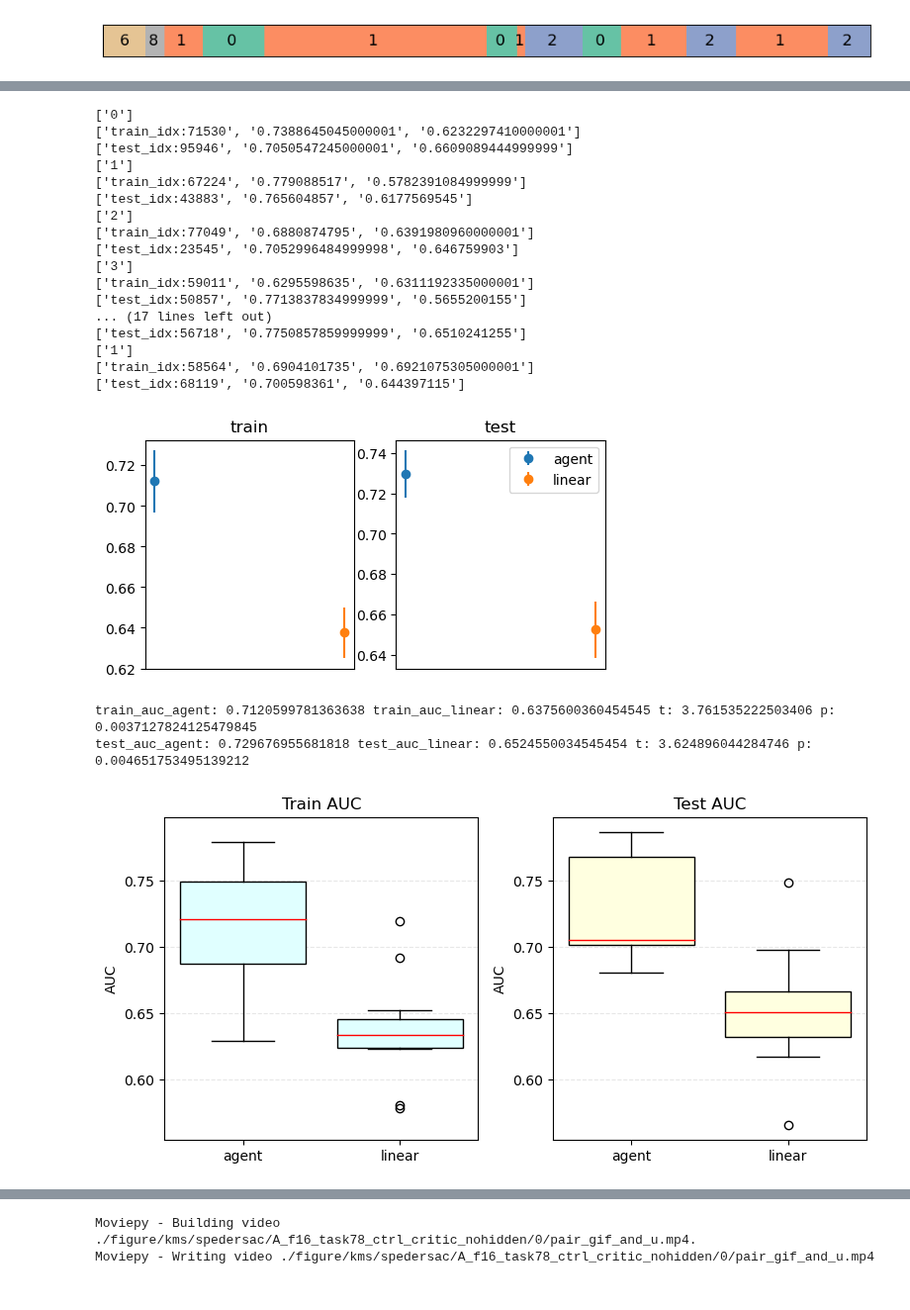
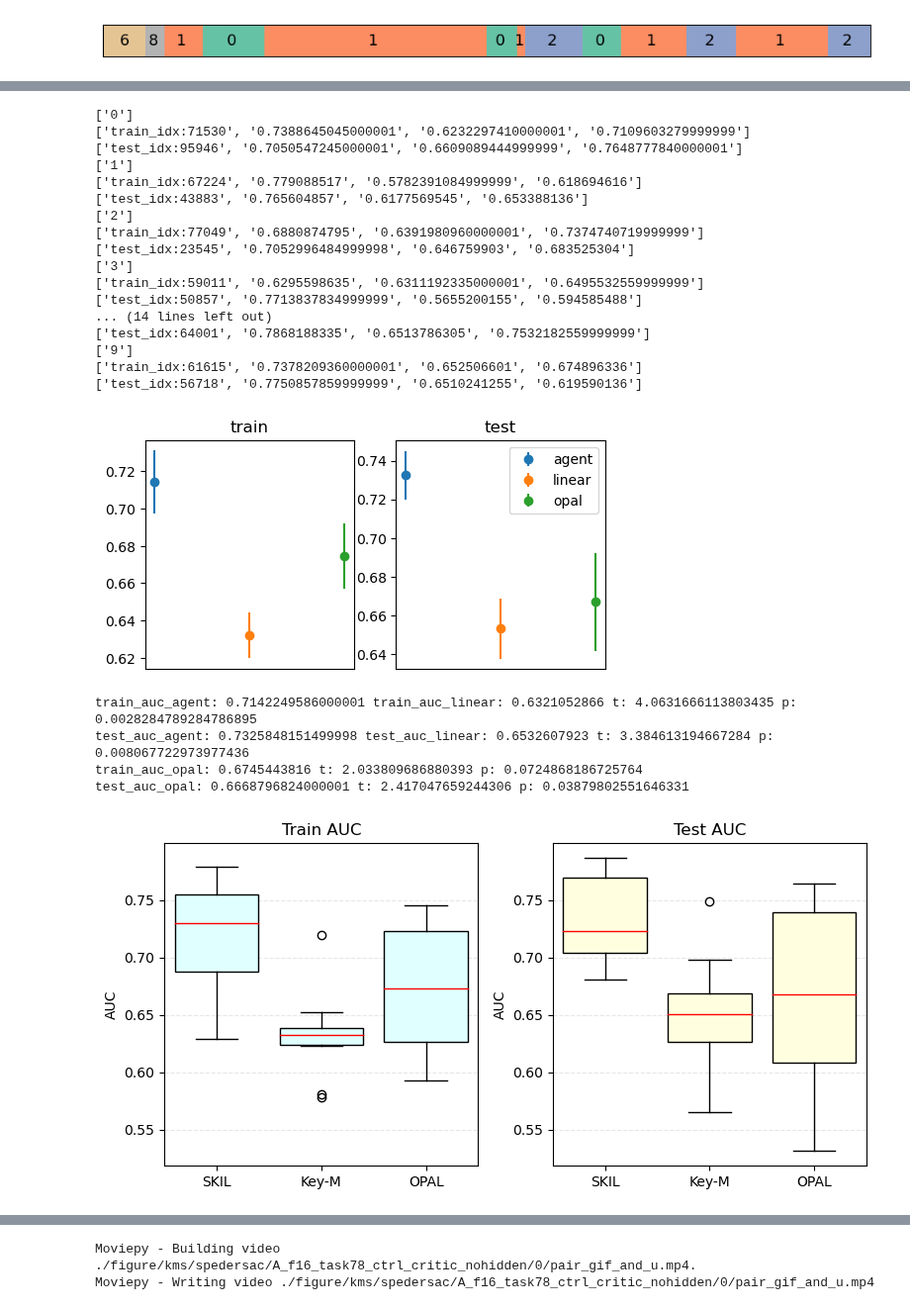
Before and after one commit to G1NO3/Rat7m-SPEDER, a Jupyter notebook: simulation.ipynb, the cells around one changed output, grey strips where cells are left out. Shown at 99% size. Cells and saved outputs as stored; diff of their text form; code cells hidden in the pictures.

Commit message:
opal baseline

```diff
--- a/simulation.ipynb
+++ b/simulation.ipynb
@@ -231,11 +205,13 @@ plt.savefig('./keymoseq/task_seq.pdf', dpi=400)
 # %%
 from scipy.stats import ttest_rel
-auc_all = open('./kms/auc_average_1_grw.txt', 'r')
+auc_all = open('./kms/opal/auc_average.txt', 'r')
 auc_all = auc_all.readlines()
 train_auc_agent = []
 train_auc_linear = []
 test_auc_agent = []
 test_auc_linear = []
+train_auc_opal = []
+test_auc_opal = []
 for i in range(len(auc_all)):
     auc_all[i] = auc_all[i].split()
     print(auc_all[i])
@@ -244,23 +220,30 @@ for i in range(len(auc_all)):
         # print(auc_all[i][1])
         train_auc_linear.append(float(auc_all[i][2]))
         # print(auc_all[i][2])
+        train_auc_opal.append(float(auc_all[i][3]))
 
     if 'test' in auc_all[i][0]:
         test_auc_agent.append(float(auc_all[i][1]))
         # print(auc_all[i][1])
         test_auc_linear.append(float(auc_all[i][2]))
         # print(auc_all[i][2])
+        test_auc_opal.append(float(auc_all[i][3]))
+
 # print('train_auc_agent:', train_auc_agent)
 # print('train_auc_linear:', train_auc_linear)
 train_auc_agent = np.array(train_auc_agent)
 train_auc_linear = np.array(train_auc_linear)
 test_auc_agent = np.array(test_auc_agent)
 test_auc_linear = np.array(test_auc_linear)
+train_auc_opal = np.array(train_auc_opal)
+test_auc_opal = np.array(test_auc_opal)
 fig, ax = plt.subplots(1,2, figsize=(6,3))
 ax[0].errorbar(0, train_auc_agent.mean(), yerr=train_auc_agent.std()/math.sqrt(len(train_auc_agent)-1), fmt='o', label='agent')
 ax[0].errorbar(1, train_auc_linear.mean(), yerr=train_auc_linear.std()/math.sqrt(len(train_auc_linear)-1), fmt='o', label='linear')
-ax[1].errorbar(2, test_auc_agent.mean(), yerr=test_auc_agent.std()/math.sqrt(len(test_auc_agent)-1), fmt='o', label='agent')
-ax[1].errorbar(3, test_auc_linear.mean(), yerr=test_auc_linear.std()/ math.sqrt(len(test_auc_linear)-1), fmt='o', label='linear')
+ax[0].errorbar(2, train_auc_opal.mean(), yerr=train_auc_opal.std()/math.sqrt(len(train_auc_opal)-1), fmt='o', label='opal')
+ax[1].errorbar(0, test_auc_agent.mean(), yerr=test_auc_agent.std()/math.sqrt(len(test_auc_agent)-1), fmt='o', label='agent')
+ax[1].errorbar(1, test_auc_linear.mean(), yerr=test_auc_linear.std()/ math.sqrt(len(test_auc_linear)-1), fmt='o', label='linear')
+ax[1].errorbar(2, test_auc_opal.mean(), yerr=test_auc_opal.std()/ math.sqrt(len(test_auc_opal)-1), fmt='o', label='opal')
 ax[0].set_title('train')
 ax[1].set_title('test')
 ax[0].set_xticks([])
@@ -270,65 +253,71 @@ plt.savefig('./kms/auc_av_grw_10.png')
 plt.show()
 t1, p1 = ttest_rel(train_auc_agent, train_auc_linear)
 t2, p2 = ttest_rel(test_auc_agent, test_auc_linear)
+t3, p3 = ttest_rel(train_auc_agent, train_auc_opal)
+t4, p4 = ttest_rel(test_auc_agent, test_auc_opal)
 print('train_auc_agent:', train_auc_agent.mean(), 'train_auc_linear:', train_auc_linear.mean(), 't:', t1, 'p:', p1)
 print('test_auc_agent:', test_auc_agent.mean(), 'test_auc_linear:', test_auc_linear.mean(), 't:', t2, 'p:', p2)
+print('train_auc_opal:', train_auc_opal.mean(), 't:', t3, 'p:', p3)
+print('test_auc_opal:', test_auc_opal.mean(), 't:', t4, 'p:', p4)
 # %% [output]
 ['0']
-['train_idx:71530', '0.7388645045000001', '0.6232297410000001']
-['test_idx:95946', '0.7050547245000001', '0.6609089444999999']
+['train_idx:71530', '0.7388645045000001', '0.6232297410000001', '0.7109603279999999']
+['test_idx:95946', '0.7050547245000001', '0.6609089444999999', '0.7648777840000001']
 ['1']
-['train_idx:67224', '0.779088517', '0.5782391084999999']
-['test_idx:43883', '0.765604857', '0.6177569545']
+['train_idx:67224', '0.779088517', '0.5782391084999999', '0.618694616']
+['test_idx:43883', '0.765604857', '0.6177569545', '0.653388136']
 ['2']
-['train_idx:77049', '0.6880874795', '0.6391980960000001']
-['test_idx:23545', '0.7052996484999998', '0.646759903']
+['train_idx:77049', '0.6880874795', '0.6391980960000001', '0.7374740719999999']
+['test_idx:23545', '0.7052996484999998', '0.646759903', '0.683525304']
 ['3']
-['train_idx:59011', '0.6295598635', '0.6311192335000001']
-['test_idx:50857', '0.7713837834999999', '0.5655200155']
-... (17 lines left out)
-['test_idx:56718', '0.7750857859999999', '0.6510241255']
-['1']
-['train_idx:58564', '0.6904101735', '0.6921075305000001']
-['test_idx:68119', '0.700598361', '0.644397115']
+['train_idx:59011', '0.6295598635', '0.6311192335000001', '0.6495532559999999']
+['test_idx:50857', '0.7713837834999999', '0.5655200155', '0.594585488']
+... (14 lines left out)
+['test_idx:64001', '0.7868188335', '0.6513786305', '0.7532182559999999']
+['9']
+['train_idx:61615', '0.7378209360000001', '0.652506601', '0.674896336']
+['test_idx:56718', '0.7750857859999999', '0.6510241255', '0.619590136']
-[figure, old version]
+[figure, new version]
-train_auc_agent: 0.7120599781363638 train_auc_linear: 0.6375600360454545 t: 3.761535222503406 p: 0.0037127824125479845
-test_auc_agent: 0.729676955681818 test_auc_linear: 0.6524550034545454 t: 3.624896044284746 p: 0.004651753495139212
+train_auc_agent: 0.7142249586000001 train_auc_linear: 0.6321052866 t: 4.0631666113803435 p: 0.0028284789284786895
+test_auc_agent: 0.7325848151499998 test_auc_linear: 0.6532607923 t: 3.384613194667284 p: 0.008067722973977436
+train_auc_opal: 0.6745443816 t: 2.033809686880393 p: 0.0724868186725764
+test_auc_opal: 0.6668796824000001 t: 2.417047659244306 p: 0.03879802551646331
 # %%
 
 fig, axes = plt.subplots(1, 2, figsize=(8, 4), sharey=True)
 
 # 训练集的箱线图
 axes[0].boxplot(
-    [train_auc_agent, train_auc_linear],
-    labels=['agent', 'linear'],
+    [train_auc_agent, train_auc_linear, train_auc_opal],
+    labels=['SKIL', 'Key-M', 'OPAL'],
     widths=0.8,                    # ← 这里
     patch_artist=True,
     boxprops={'facecolor':'lightcyan','edgecolor':'black'},
     medianprops={'color':'red'}
 )
 axes[0].set_title('Train AUC')
 
 # 测试集箱线图：同样调整
 axes[1].boxplot(
-    [test_auc_agent, test_auc_linear],
-    labels=['agent', 'linear'],
+    [test_auc_agent, test_auc_linear, test_auc_opal],
+    labels=['SKIL', 'Key-M', 'OPAL'],
     widths=0.8,                    # ← 这里
     patch_artist=True,
     boxprops={'facecolor':'lightyellow','edgecolor':'black'},
     medianprops={'color':'red'}
 )
 axes[1].set_title('Test AUC')
 
 for ax in axes:
     ax.set_ylabel('AUC')
     ax.grid(axis='y', linestyle='--', alpha=0.3)
     ax.tick_params(axis='y', labelleft=True)
 
 plt.tight_layout()
 plt.savefig('./keymoseq/auc_boxplot.pdf', dpi=400)
 plt.show()
 # %% [output]
-[figure, old version]
+[figure, new version]
 # %%
 state_dim = 16
 action_dim = 16
```
Also changed, not shown: parts of 4 cells of this notebook, 8 other files.
